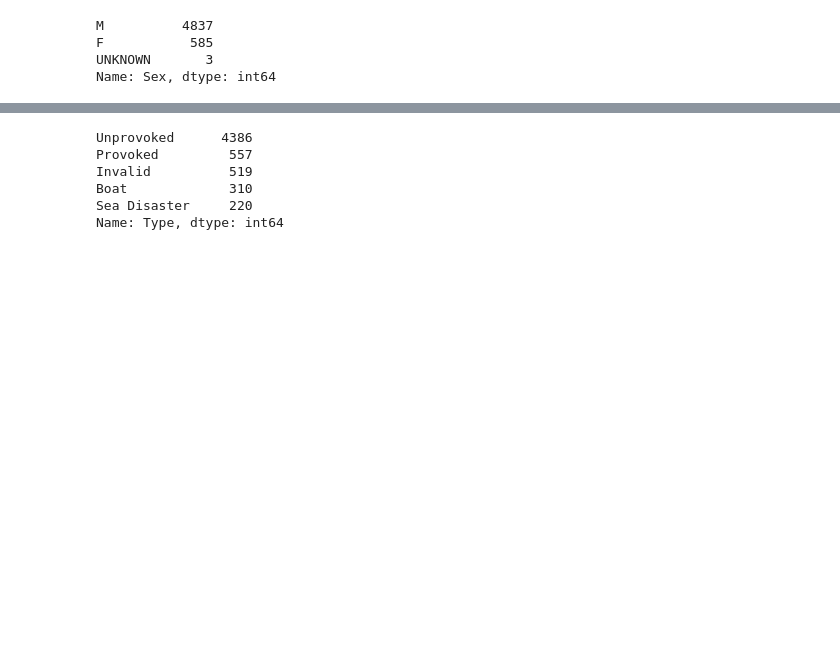
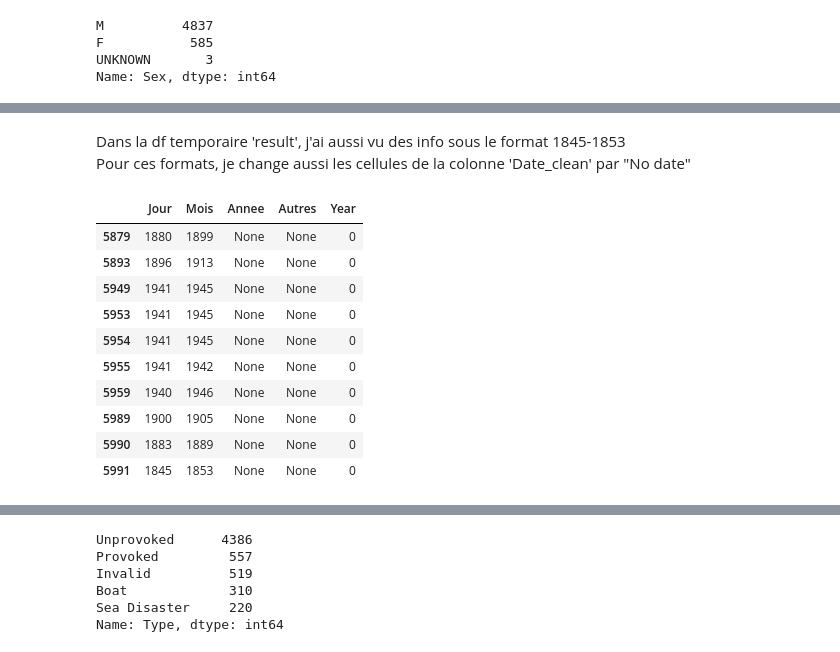
Before and after one commit to sandrineh/data-labs, a Jupyter notebook: module-1/pandas-project/your-code/Main.ipynb, the cells around one changed output, grey strips where cells are left out. Drawn from its saved outputs; the diff is of its cells as text; code cells hidden in the pictures; blank space fills up the shorter version.

Commit message:
projet cleaning fini le 15 juillet

```diff
--- a/module-1/pandas-project/your-code/Main.ipynb
+++ b/module-1/pandas-project/your-code/Main.ipynb
@@ -257,0 +309,18 @@ NameError: name 'df' is not defined
+# %% [markdown]
+Dans la df temporaire 'result', j'ai aussi vu des info sous le format 1845-1853<br/>
+Pour ces formats, je change aussi les cellules de la colonne 'Date_clean' par "No date"
+# %%
+result_list1 = result.loc[((result['Year']==0) & ((result['Jour'].str.contains('^\d{4}')) & (result['Mois'].str.contains('^\d{4}'))))]
+result_list1
+# %% [output]
+|  | Jour | Mois | Annee | Autres | Year |
+| 5879 | 1880 | 1899 | None | None | 0 |
+| 5893 | 1896 | 1913 | None | None | 0 |
+| 5949 | 1941 | 1945 | None | None | 0 |
+| 5953 | 1941 | 1945 | None | None | 0 |
+| 5954 | 1941 | 1945 | None | None | 0 |
+| 5955 | 1941 | 1942 | None | None | 0 |
+| 5959 | 1940 | 1946 | None | None | 0 |
+| 5989 | 1900 | 1905 | None | None | 0 |
+| 5990 | 1883 | 1889 | None | None | 0 |
+| 5991 | 1845 | 1853 | None | None | 0 |
```
Also changed, not shown: parts of 99 cells of this notebook, 2 other files.
